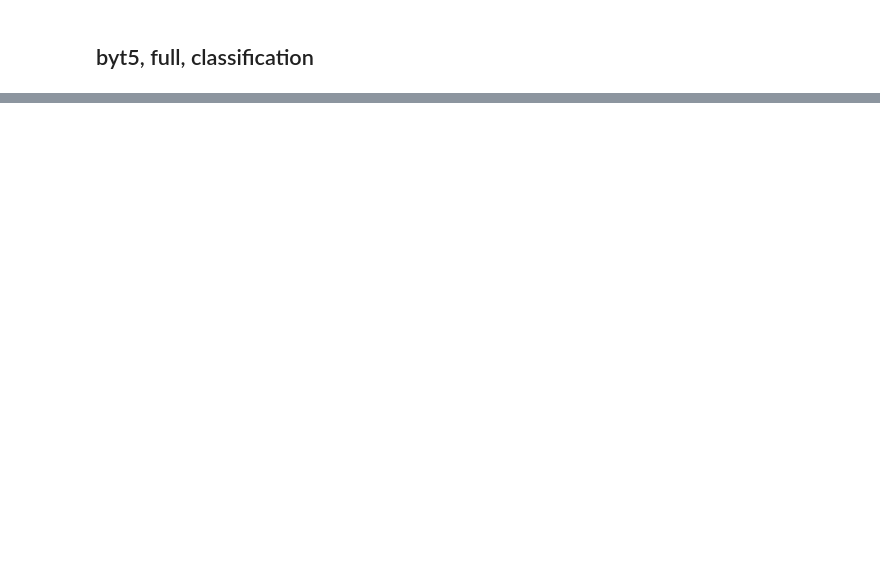
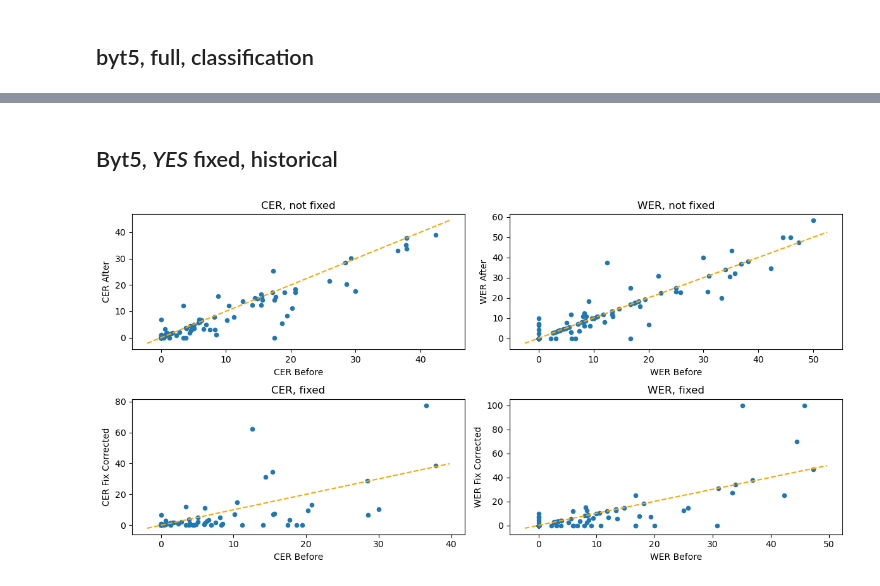
Before and after one commit to ReadingTimeMachine/ocr_post_correction, a Jupyter notebook: byt5/baseline_calcs.ipynb, the cells around one changed output, grey strips where cells are left out. Saved outputs shown, nothing was run; the diff lists cells and outputs as text; code cells hidden in the pictures; blank space fills up the shorter version.

```diff
--- a/byt5/baseline_calcs.ipynb
+++ b/byt5/baseline_calcs.ipynb
@@ -740,0 +940,20 @@ for k,v in classification_metrics_latex.items():
+# %% [markdown]
+## Byt5, *YES* fixed, historical
+# %%
+# only words, byt5
+output_dir_inf = '/Users/jnaiman/Dropbox/wwt_image_extraction/OCRPostCorrection/inferences/historical_full/'
+
+ender = '_full_large' # 500k for training, 10k val (in the arxiv data)
+# %%
+inf_files = glob(output_dir_inf + '*'+ender+'.csv')
+inf_files.sort()
+for i,f in enumerate(inf_files):
+    d = pd.read_csv(f)
+    if i == 0: # first
+        df_byt5_words_h_full_fix = d.copy()
+    else: # others
+        df_byt5_words_h_full_fix = pd.concat([df_byt5_words_h_full_fix,d],ignore_index=True)
+# %%
+df_byt5_words_h_full_fix = calc_cer_wer(df_byt5_words_h_full_fix.copy(),
+                                      target_text_col='target_text',
+                                     predicted_text_col = 'predicted_text')
@@ -740,0 +964,37 @@ for k,v in classification_metrics_latex.items():
+# %%
+df_byt5_words_h_full_fix = fix_ocr(df_byt5_words_h_full_fix.copy(), marks=marks)
+# %%
+fig, ax = plt.subplots(2,2,figsize=(12,6))
+ax = ax.flatten()
+df_byt5_words_h_full_fix.plot(x = 'CER Before', y = 'CER After', kind='scatter',ax=ax[0])
+xlim = ax[0].get_xlim()
+ylim = ax[0].get_ylim()
+ax[0].plot([xlim[0],xlim[1]], [xlim[0],xlim[1]], '--', color='orange')
+ax[0].set_title('CER, not fixed')
+
+df_byt5_words_h_full_fix.plot(x = 'WER Before', y = 'WER After', kind='scatter',ax=ax[1])
+xlim = ax[1].get_xlim()
+ylim = ax[1].get_ylim()
+ax[1].plot([xlim[0],xlim[1]], [xlim[0],xlim[1]], '--', color='orange')
+ax[1].set_title('WER, not fixed')
+
+# fixed
+iplot = 2
+df_byt5_words_h_full_fix.plot(x = 'CER Before', y = 'CER Fix Corrected', kind='scatter',ax=ax[iplot])
+xlim = ax[iplot].get_xlim()
+ylim = ax[iplot].get_ylim()
+ax[iplot].plot([xlim[0],xlim[1]], [xlim[0],xlim[1]], '--', color='orange')
+ax[iplot].set_title('CER, fixed')
+
+iplot = 3
+df_byt5_words_h_full_fix.plot(x = 'WER Before', y = 'WER Fix Corrected', kind='scatter',ax=ax[iplot])
+xlim = ax[iplot].get_xlim()
+ylim = ax[iplot].get_ylim()
+ax[iplot].plot([xlim[0],xlim[1]], [xlim[0],xlim[1]], '--', color='orange')
+ax[iplot].set_title('WER, fixed')
+
+fig.tight_layout()
+
+plt.show()
+# %% [output]
+[figure, added]
```
Also changed, not shown: parts of 40 cells of this notebook, 1 other file.
